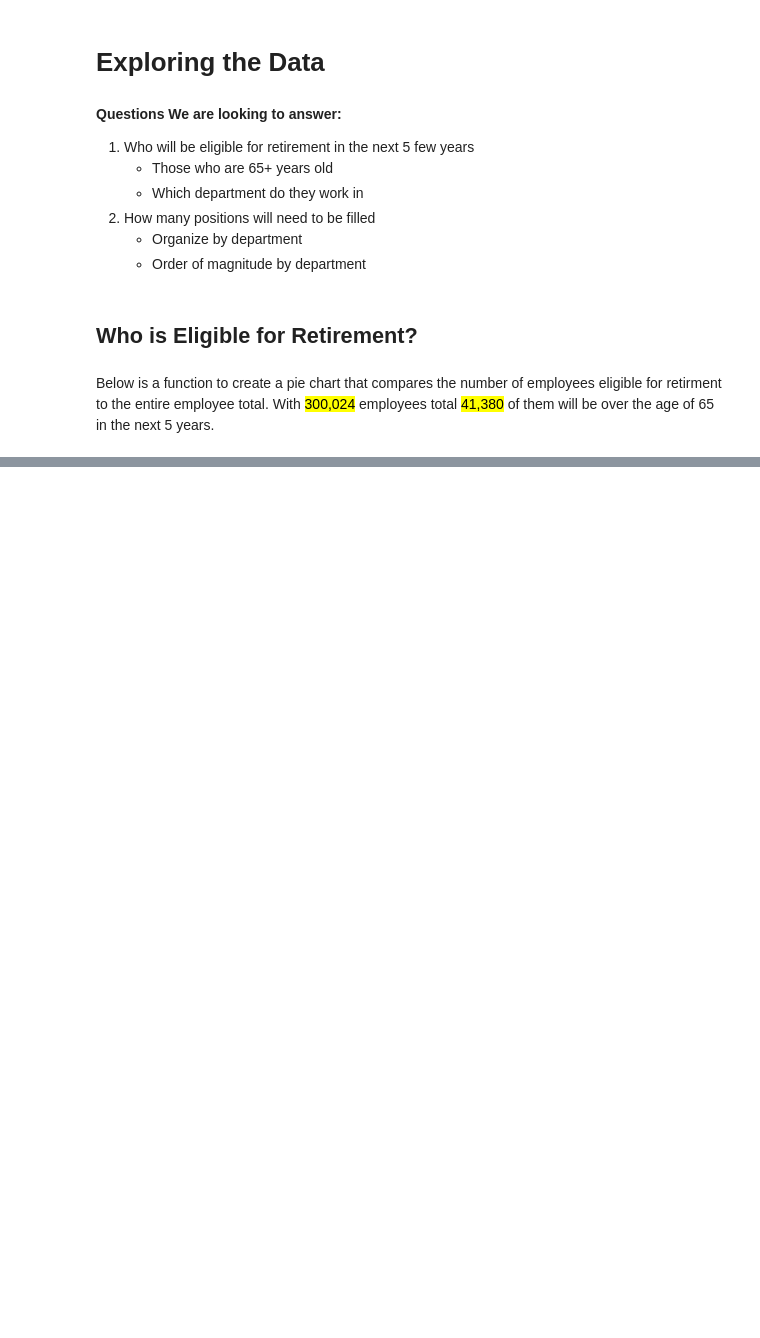
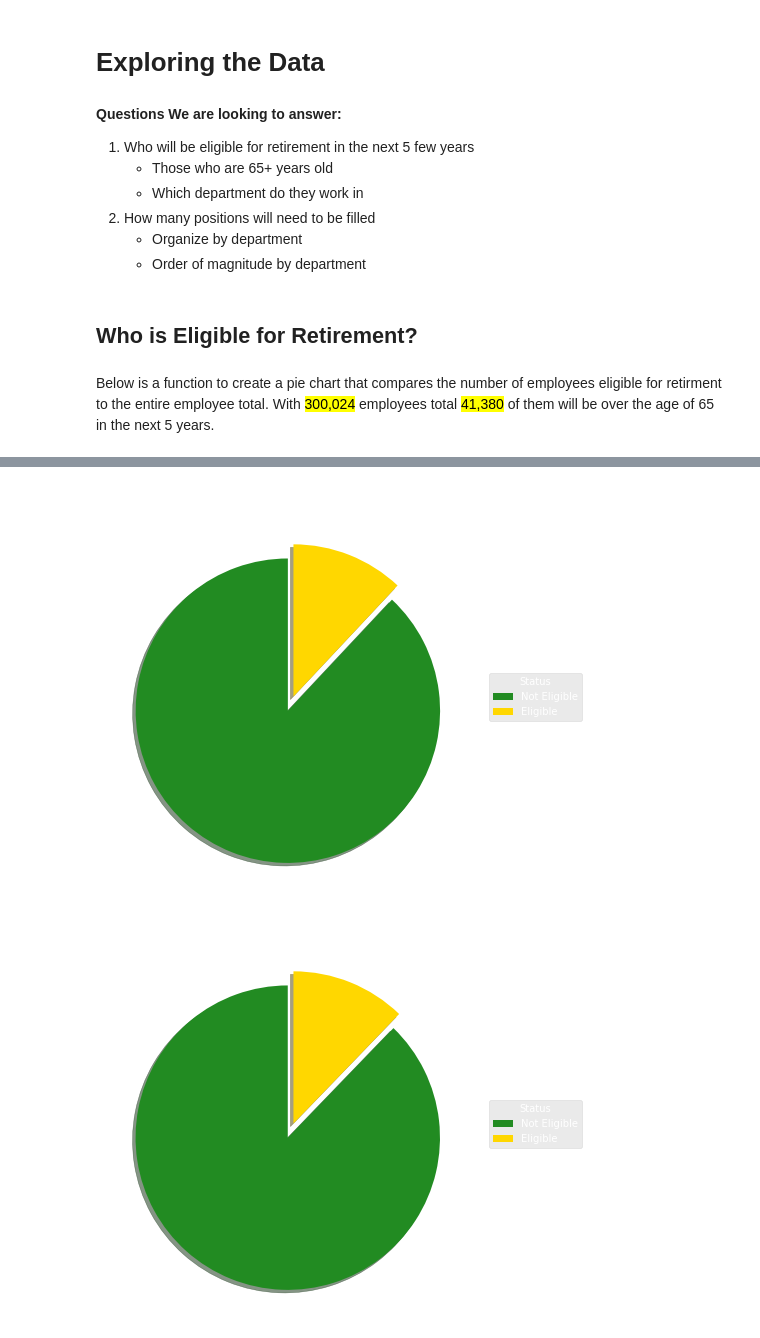
Before and after one commit to smpimentel/Pewlett-Hackard-Analysis, a Jupyter notebook: 01-Exploratory.ipynb, the cells around one changed output, grey strips where cells are left out. Cells and saved outputs as stored; diff of their text form; code cells hidden in the pictures; blank space fills up the shorter version.

```diff
--- a/01-Exploratory.ipynb
+++ b/01-Exploratory.ipynb
@@ -107,0 +108,10 @@ bar_chart(data)
+# %%
+for dept in dept_list:
+    # We need to create a new dataframe for each department
+    dept_df = eligible_df[eligible_df['dept_name'] == dept]
+    dept_total = total_df[total_df['dept_name'] == dept]
+    # We need to get the length of each dataframe
+    dept_total = len(dept_total)
+    dept_df = len(dept_df)
+    perc = round((dept_df / dept_total) * 100)
+    print(f'There are {dept_total} employees in {dept}. {perc} will be over the age of 65 in the next 5 years.')
@@ -107,0 +128,23 @@ bar_chart(data)
+# %%
+# We want to create pie charts that represent the number of employees
+# eligible for retirement by department making a total of 9 pie charts
+# We will use the same function we created above but we will need to
+# create a new dataframe for each department and pass it into the
+# function as an argument
+eligible_df = pd.read_csv('data/retirement_eligibility.csv')
+total_df = pd.read_csv('data/current_emp.csv')
+# We will create a list of all the departments (This will be used to title the charts)
+dept_list = eligible_df['dept_name'].unique()
+# We want to create a pie chart for each department
+for dept in dept_list:
+    # We need to create a new dataframe for each department
+    dept_df = eligible_df[eligible_df['dept_name'] == dept]
+    dept_total = total_df[total_df['dept_name'] == dept]
+    # We need to get the length of each dataframe
+    dept_total = len(dept_total)
+    dept_df = len(dept_df)
+    # We need to pass the length of each dataframe into the function
+    pie_chart(dept_total, dept_df, title=dept, c1='forestgreen', c2='gold')
+# %% [output]
+[figure, added]
+[figure, added]
```
Also changed, not shown: parts of 4 cells of this notebook, 7 other files.
